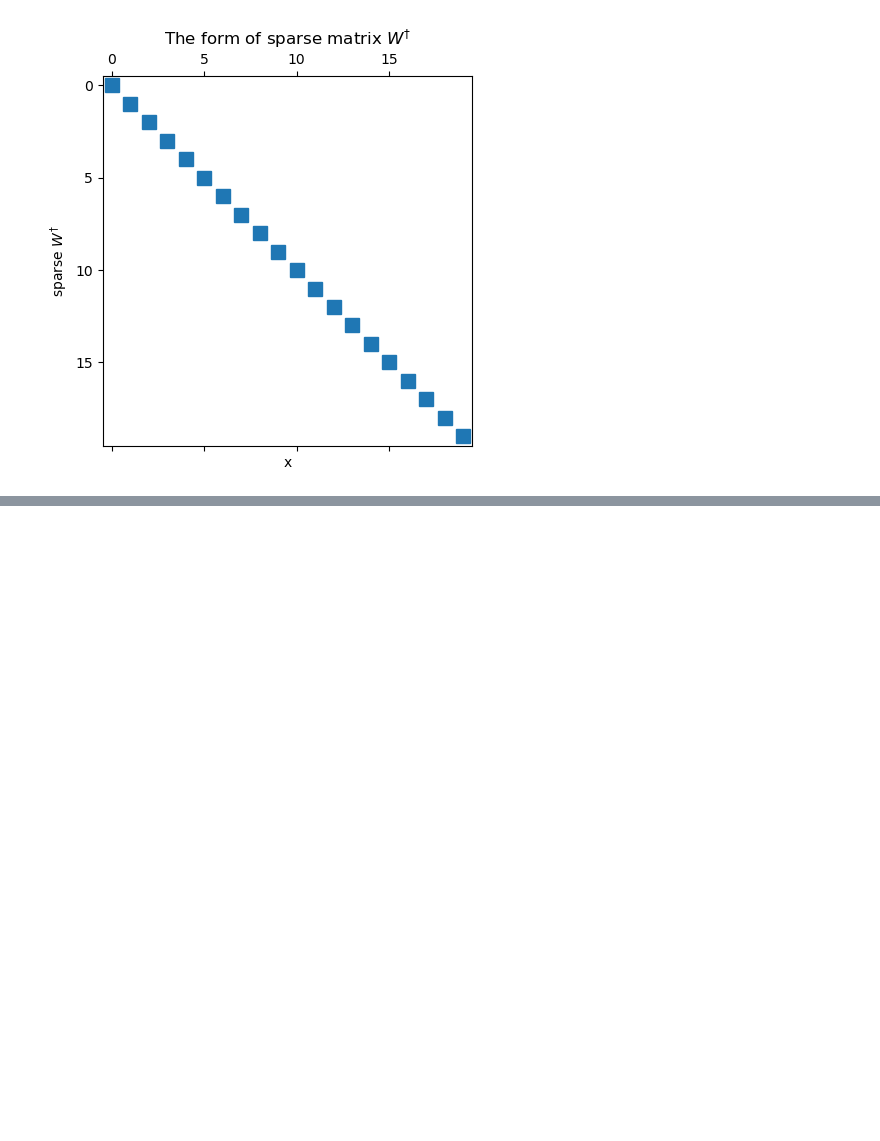
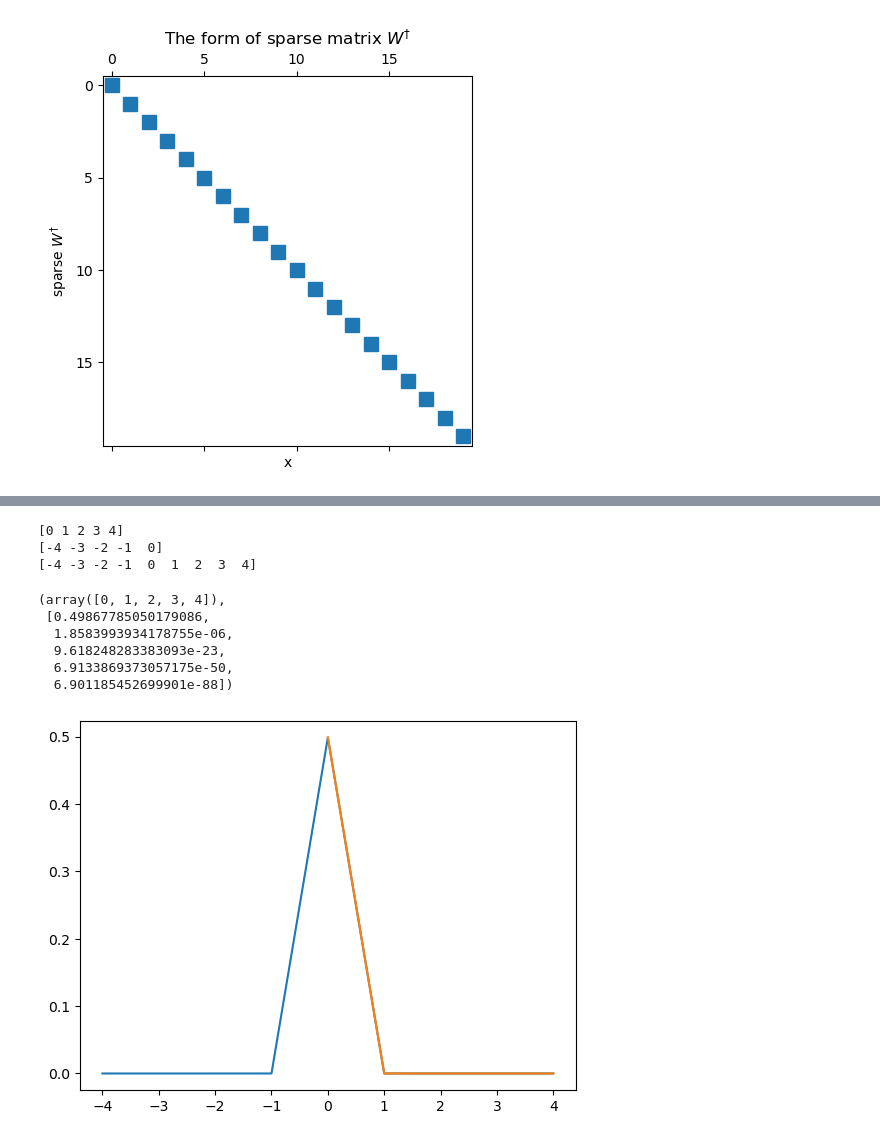
Before and after one commit to JOANNELUNA/COMP0114-Inverse-Problems-in-Imaging, a Jupyter notebook: CW1_week1-3.ipynb, the cells around one changed output, grey strips where cells are left out. Drawn from its saved outputs; the diff is of its cells as text; code cells hidden in the pictures; blank space fills up the shorter version.

```diff
--- a/CW1_week1-3.ipynb
+++ b/CW1_week1-3.ipynb
@@ -270,0 +321,33 @@ Two products about A are identity.
+# %%
+a = np.arange(5)
+A = np.append((-a[::-1]),a[1:])
+print(a)
+print(-a[::-1])
+print(A)
+# %% [output]
+[0 1 2 3 4]
+[-4 -3 -2 -1  0]
+[-4 -3 -2 -1  0  1  2  3  4]
+# %%
+x = np.arange(5)
+def Gaussian_simulate(x,sigma,miu):
+    x_all = np.append((-x[::-1]),x[1:])
+    G = Gaussian(x_all,sigma,miu)
+    x_size = int((len(x_all)+1)/2)
+    # print(x_all)
+    # print(G)
+    # print(len(x_all))
+    # print(x_size)
+    plt.figure()
+    plt.plot(x_all,G)
+    plt.plot(x_all[-x_size:],G[-x_size:])
+    return x_all[-x_size:], G[-x_size:]
+Gaussian_simulate(x,0.2,0)
+# %% [output]
+(array([0, 1, 2, 3, 4]),
+ [0.49867785050179086,
+  1.8583993934178755e-06,
+  9.618248283383093e-23,
+  6.9133869373057175e-50,
+  6.901185452699901e-88])
+[figure, added]
```
Also changed, not shown: parts of 19 cells of this notebook.
